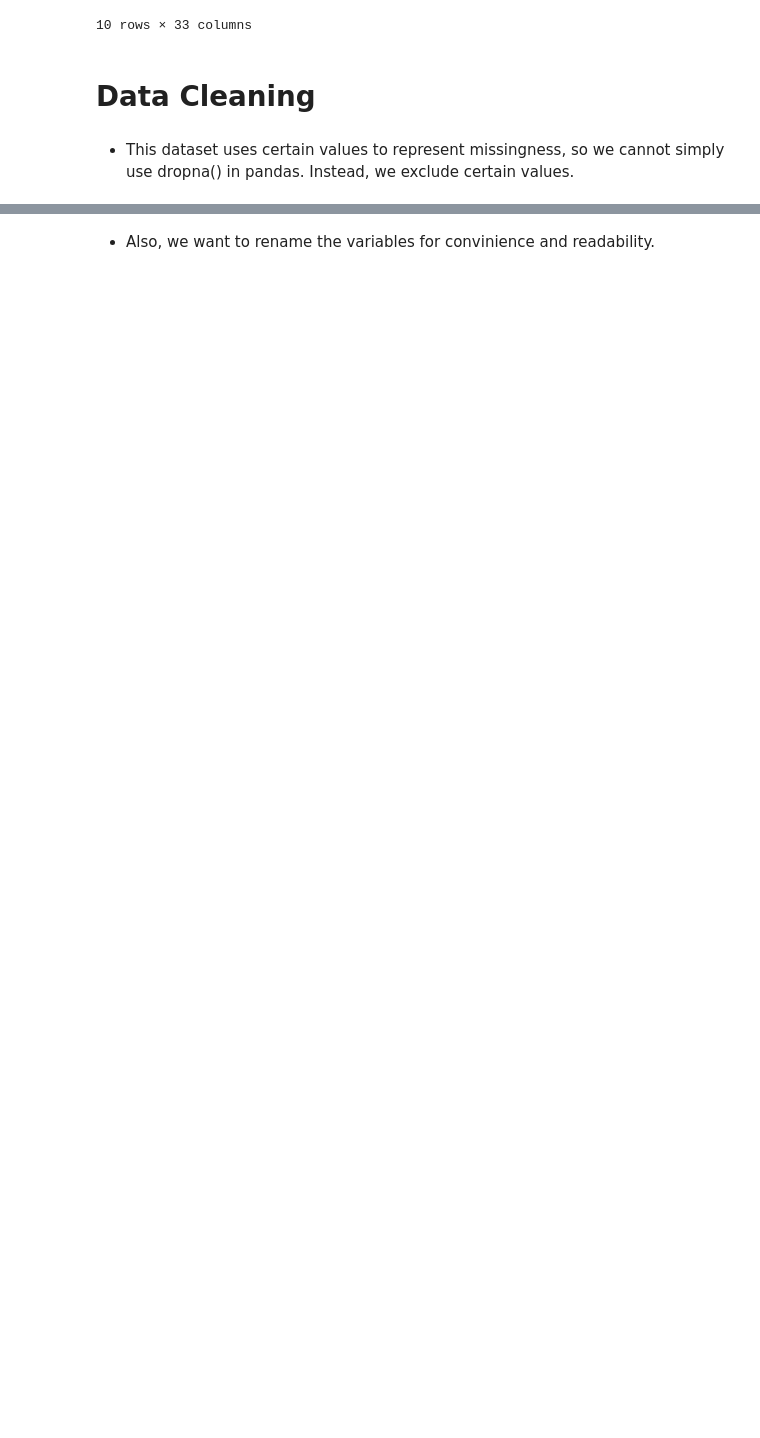
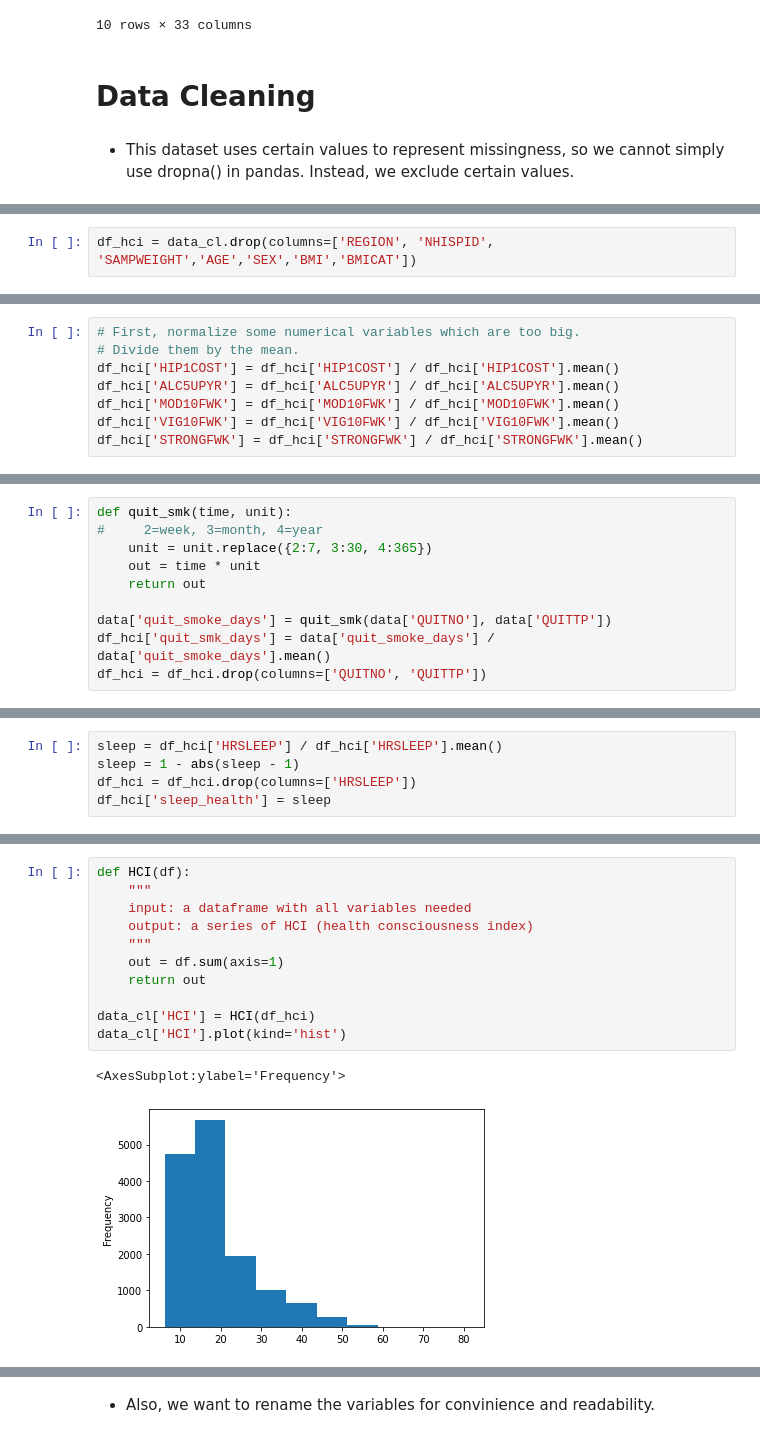
Before and after one commit to RosiePeng1/COGS108-Project, a Jupyter notebook: DataCheckpointGroup_Sp23_cogs108project.ipynb, the cells around one changed output, grey strips where cells are left out. Saved outputs shown, nothing was run; the diff lists cells and outputs as text; blank space fills up the shorter version.

```diff
--- a/DataCheckpointGroup_Sp23_cogs108project.ipynb
+++ b/DataCheckpointGroup_Sp23_cogs108project.ipynb
@@ -240,0 +247,2 @@ data
+# %%
+df_hci = data_cl.drop(columns=['REGION', 'NHISPID', 'SAMPWEIGHT','AGE','SEX','BMI','BMICAT'])
@@ -240,0 +261,8 @@ data
+# %%
+# First, normalize some numerical variables which are too big.
+# Divide them by the mean.
+df_hci['HIP1COST'] = df_hci['HIP1COST'] / df_hci['HIP1COST'].mean()
+df_hci['ALC5UPYR'] = df_hci['ALC5UPYR'] / df_hci['ALC5UPYR'].mean()
+df_hci['MOD10FWK'] = df_hci['MOD10FWK'] / df_hci['MOD10FWK'].mean()
+df_hci['VIG10FWK'] = df_hci['VIG10FWK'] / df_hci['VIG10FWK'].mean()
+df_hci['STRONGFWK'] = df_hci['STRONGFWK'] / df_hci['STRONGFWK'].mean()
@@ -240,0 +271,10 @@ data
+# %%
+def quit_smk(time, unit):
+#     2=week, 3=month, 4=year
+    unit = unit.replace({2:7, 3:30, 4:365})
+    out = time * unit
+    return out
+
+data['quit_smoke_days'] = quit_smk(data['QUITNO'], data['QUITTP'])
+df_hci['quit_smk_days'] = data['quit_smoke_days'] / data['quit_smoke_days'].mean()
+df_hci = df_hci.drop(columns=['QUITNO', 'QUITTP'])
@@ -240,0 +283,5 @@ data
+# %%
+sleep = df_hci['HRSLEEP'] / df_hci['HRSLEEP'].mean()
+sleep = 1 - abs(sleep - 1)
+df_hci = df_hci.drop(columns=['HRSLEEP'])
+df_hci['sleep_health'] = sleep
@@ -240,0 +298,14 @@ data
+# %%
+def HCI(df):
+    """
+    input: a dataframe with all variables needed
+    output: a series of HCI (health consciousness index)
+    """
+    out = df.sum(axis=1)
+    return out
+
+data_cl['HCI'] = HCI(df_hci)
+data_cl['HCI'].plot(kind='hist')
+# %% [output]
+<AxesSubplot:ylabel='Frequency'>
+[figure, added]
```
Also changed, not shown: parts of 23 cells of this notebook.
